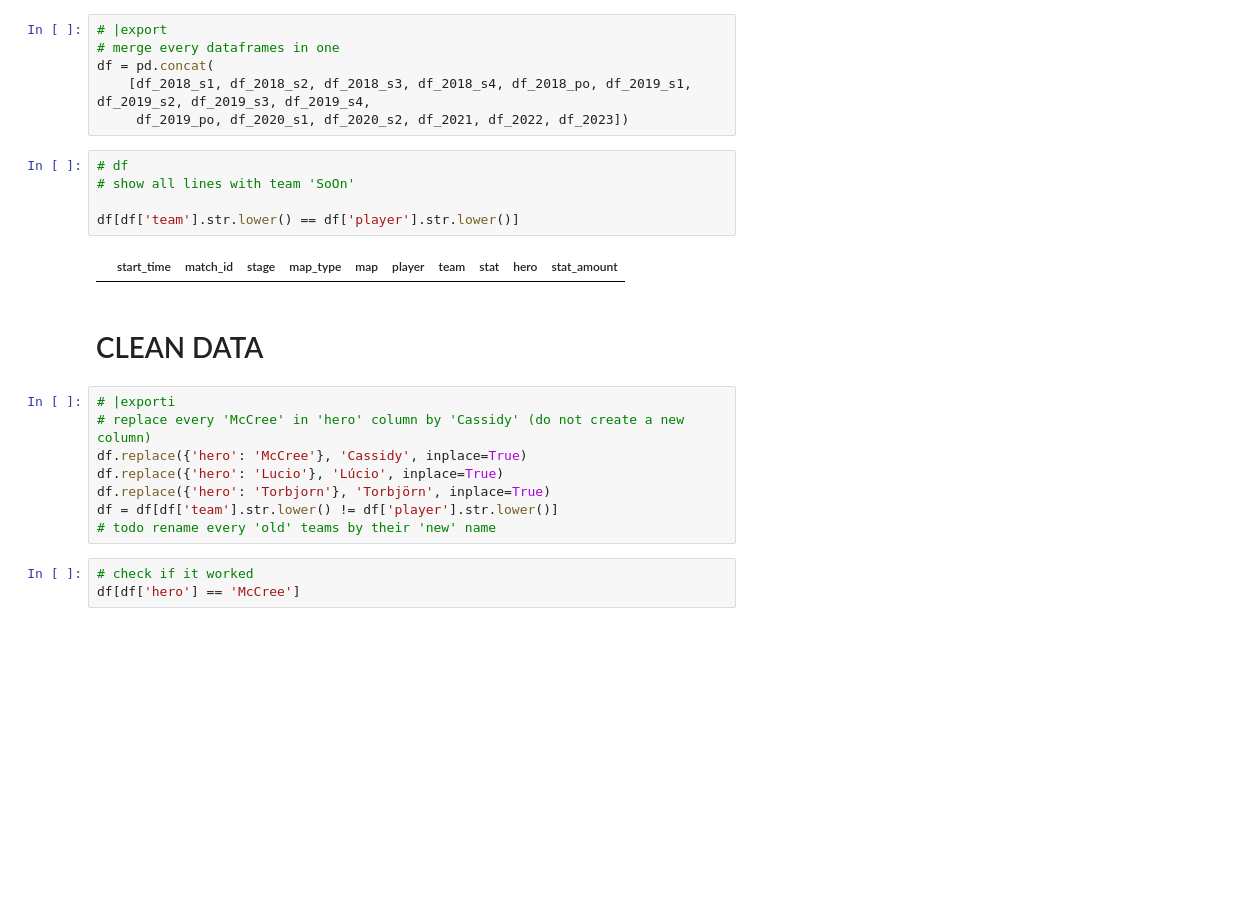
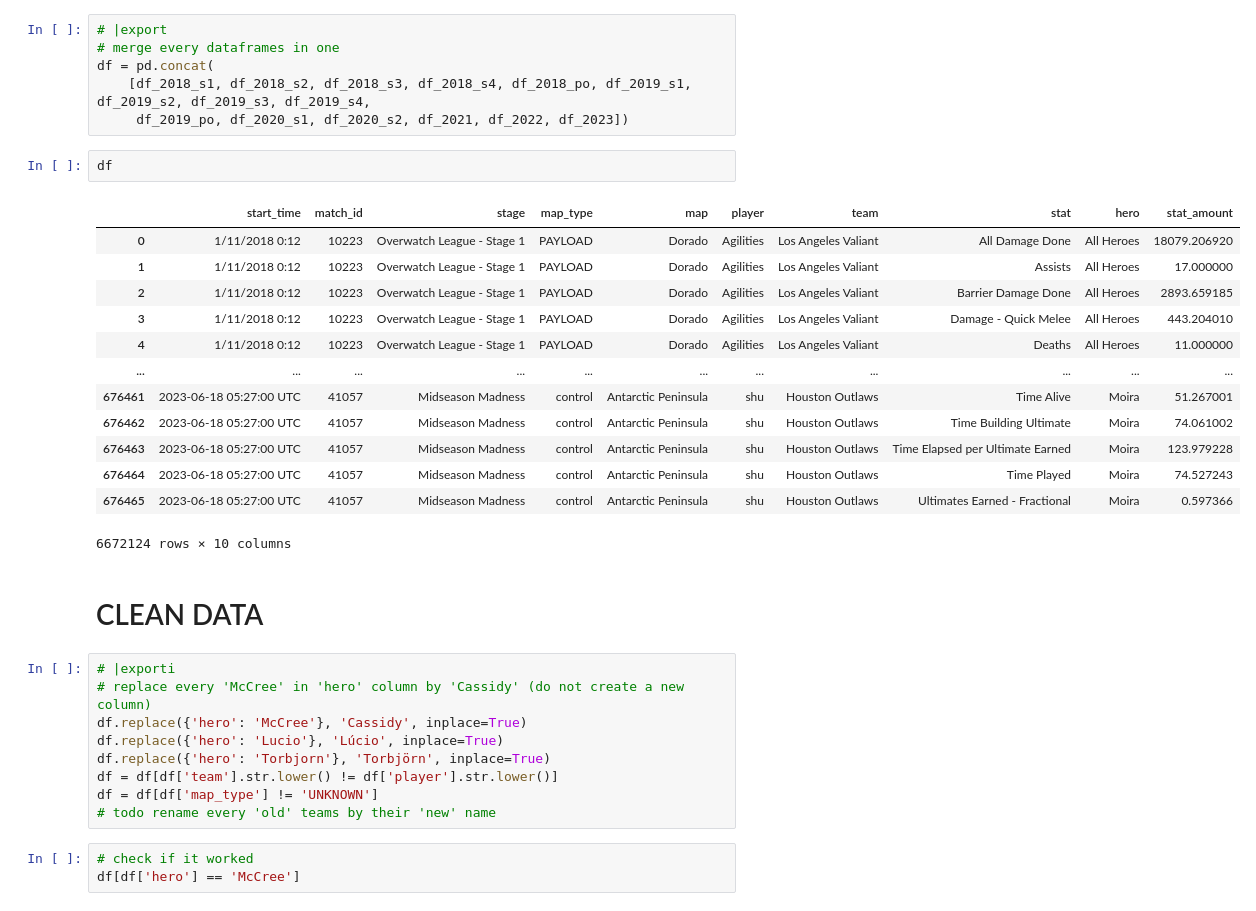
Before and after one commit to antaww/Overgraph, a Jupyter notebook: src/owl.ipynb, the cells around one changed output. Cells and saved outputs as stored; diff of their text form; blank space fills up the shorter version.

```diff
--- a/src/owl.ipynb
+++ b/src/owl.ipynb
@@ -344,12 +344,21 @@ df = pd.concat(
     [df_2018_s1, df_2018_s2, df_2018_s3, df_2018_s4, df_2018_po, df_2019_s1, df_2019_s2, df_2019_s3, df_2019_s4,
      df_2019_po, df_2020_s1, df_2020_s2, df_2021, df_2022, df_2023])
 # %%
-# df
-# show all lines with team 'SoOn'
-
-df[df['team'].str.lower() == df['player'].str.lower()]
+df
 # %% [output]
 |  | start_time | match_id | stage | map_type | map | player | team | stat | hero | stat_amount |
+| 0 | 1/11/2018 0:12 | 10223 | Overwatch League - Stage 1 | PAYLOAD | Dorado | Agilities | Los Angeles Valiant | All Damage Done | All Heroes | 18079.206920 |
+| 1 | 1/11/2018 0:12 | 10223 | Overwatch League - Stage 1 | PAYLOAD | Dorado | Agilities | Los Angeles Valiant | Assists | All Heroes | 17.000000 |
+| 2 | 1/11/2018 0:12 | 10223 | Overwatch League - Stage 1 | PAYLOAD | Dorado | Agilities | Los Angeles Valiant | Barrier Damage Done | All Heroes | 2893.659185 |
+| 3 | 1/11/2018 0:12 | 10223 | Overwatch League - Stage 1 | PAYLOAD | Dorado | Agilities | Los Angeles Valiant | Damage - Quick Melee | All Heroes | 443.204010 |
+| 4 | 1/11/2018 0:12 | 10223 | Overwatch League - Stage 1 | PAYLOAD | Dorado | Agilities | Los Angeles Valiant | Deaths | All Heroes | 11.000000 |
+| ... | ... | ... | ... | ... | ... | ... | ... | ... | ... | ... |
+| 676461 | 2023-06-18 05:27:00 UTC | 41057 | Midseason Madness | control | Antarctic Peninsula | shu | Houston Outlaws | Time Alive | Moira | 51.267001 |
+| 676462 | 2023-06-18 05:27:00 UTC | 41057 | Midseason Madness | control | Antarctic Peninsula | shu | Houston Outlaws | Time Building Ultimate | Moira | 74.061002 |
+| 676463 | 2023-06-18 05:27:00 UTC | 41057 | Midseason Madness | control | Antarctic Peninsula | shu | Houston Outlaws | Time Elapsed per Ultimate Earned | Moira | 123.979228 |
+| 676464 | 2023-06-18 05:27:00 UTC | 41057 | Midseason Madness | control | Antarctic Peninsula | shu | Houston Outlaws | Time Played | Moira | 74.527243 |
+| 676465 | 2023-06-18 05:27:00 UTC | 41057 | Midseason Madness | control | Antarctic Peninsula | shu | Houston Outlaws | Ultimates Earned - Fractional | Moira | 0.597366 |
+6672124 rows × 10 columns
 # %% [markdown]
 # CLEAN DATA
 # %%
@@ -359,6 +368,7 @@ df.replace({'hero': 'McCree'}, 'Cassidy', inplace=True)
 df.replace({'hero': 'Lucio'}, 'Lúcio', inplace=True)
 df.replace({'hero': 'Torbjorn'}, 'Torbjörn', inplace=True)
 df = df[df['team'].str.lower() != df['player'].str.lower()]
+df = df[df['map_type'] != 'UNKNOWN']
 # todo rename every 'old' teams by their 'new' name
 # %%
 # check if it worked
```
Also changed, not shown: parts of 6 cells of this notebook, 1 other file.
